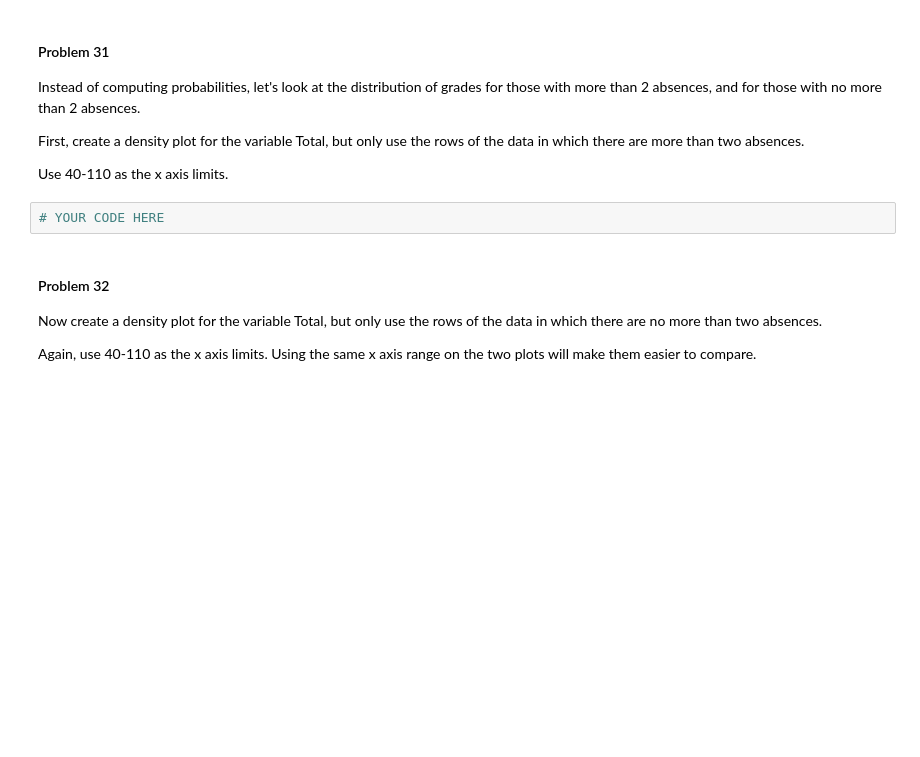
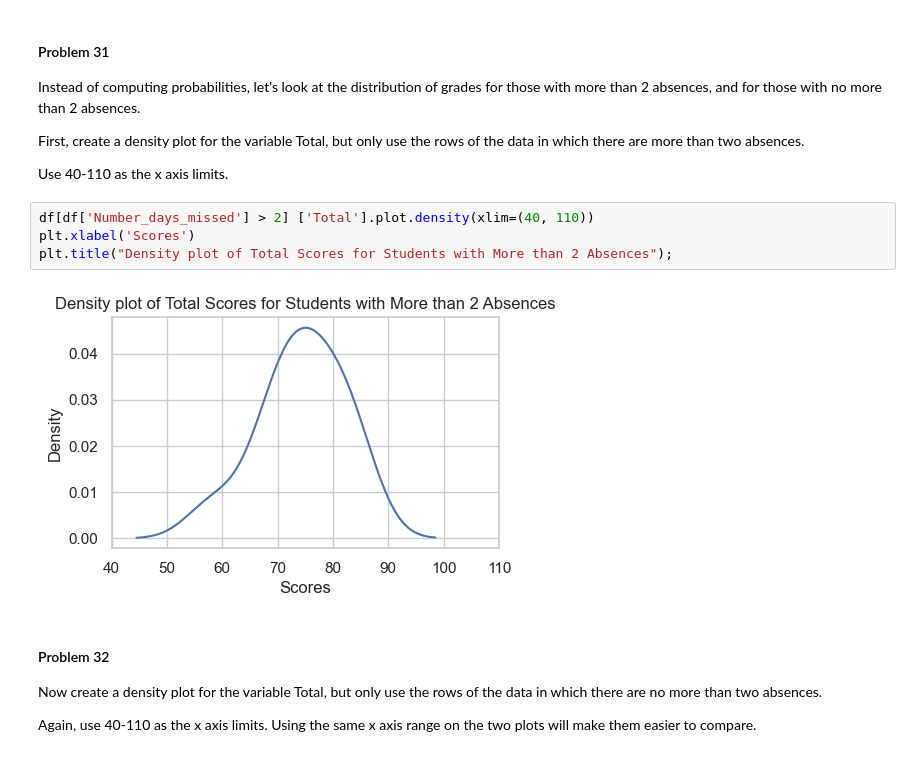
Before and after one commit to tyrellbaker-blip/Data_Science_Homework, a Jupyter notebook: class-grades.ipynb, the cells around one changed output. Saved outputs shown, nothing was run; the diff lists cells and outputs as text; blank space fills up the shorter version.

```diff
--- a/class-grades.ipynb
+++ b/class-grades.ipynb
@@ -492,7 +492,11 @@ First, create a density plot for the variable Total, but only use the rows of th
 
 Use 40-110 as the x axis limits.
 # %%
-# YOUR CODE HERE
+df[df['Number_days_missed'] > 2] ['Total'].plot.density(xlim=(40, 110))
+plt.xlabel('Scores')
+plt.title("Density plot of Total Scores for Students with More than 2 Absences");
+# %% [output]
+[figure, added]
 # %% [markdown]
 #### Problem 32
 
```
Also changed, not shown: parts of 24 cells of this notebook.
